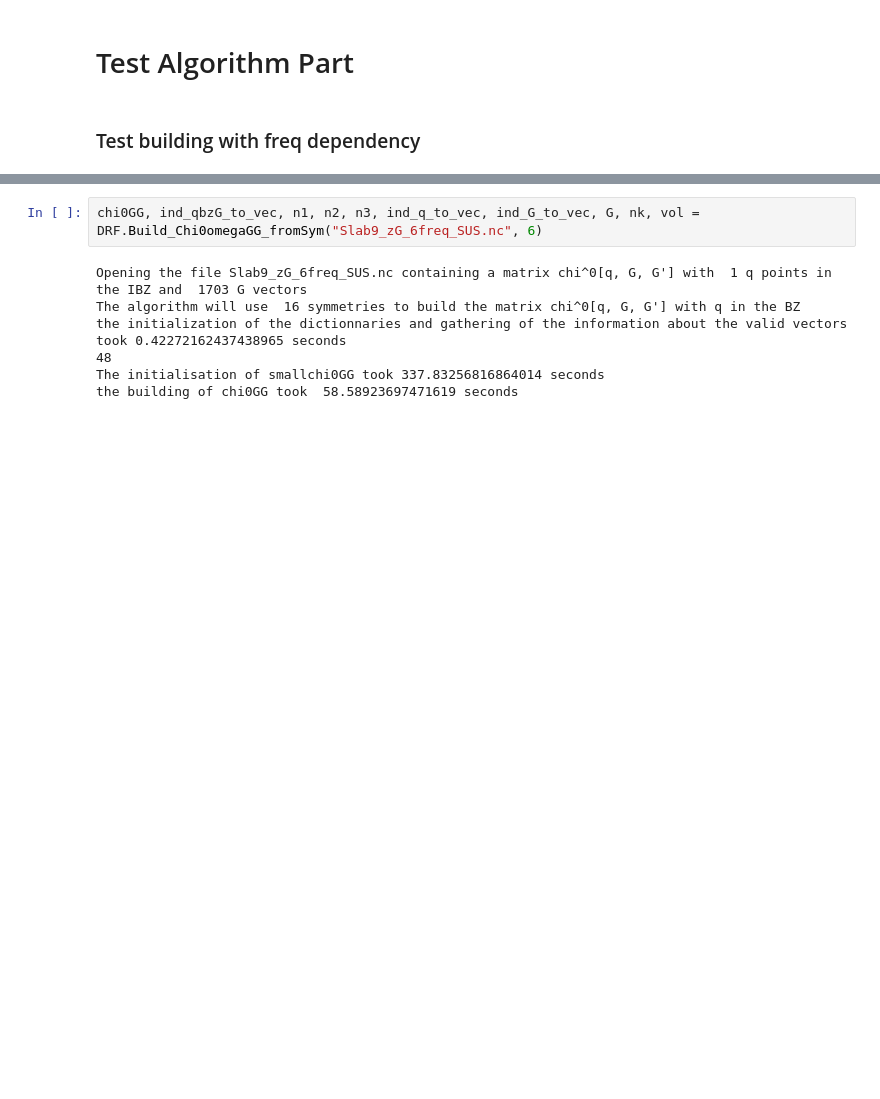
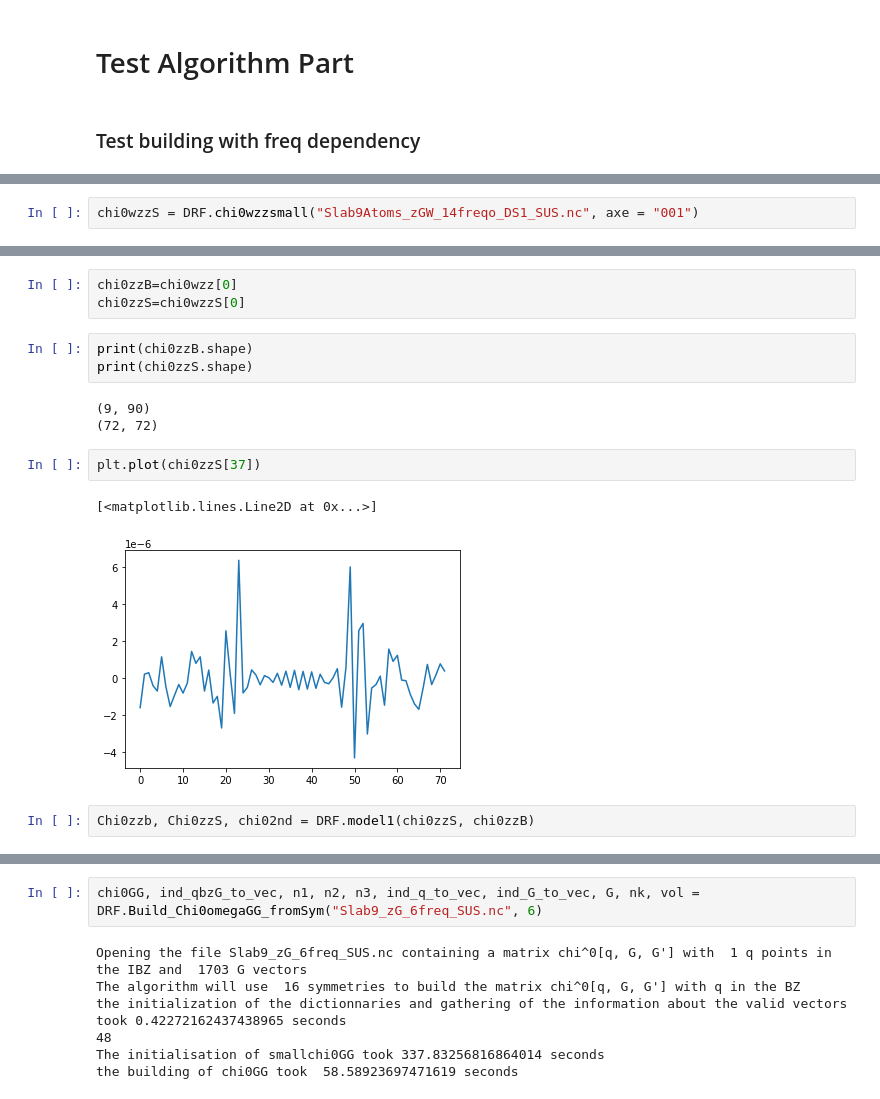
Before and after one commit to acloots2/Thesis_SURFASCOPE, a Jupyter notebook: MatrixSum.ipynb, the cells around one changed output, grey strips where cells are left out. Saved outputs shown, nothing was run; the diff lists cells and outputs as text; blank space fills up the shorter version.

```diff
--- a/MatrixSum.ipynb
+++ b/MatrixSum.ipynb
@@ -189,0 +221,2 @@ XGChi0.Vis_tool(chi0rrslab13, Rslab13, A, B, C, nk_slab13, nat_cell_slab13, pos_
+# %%
+chi0wzzS = DRF.chi0wzzsmall("Slab9Atoms_zGW_14freqo_DS1_SUS.nc", axe = "001")
@@ -189,0 +241,16 @@ XGChi0.Vis_tool(chi0rrslab13, Rslab13, A, B, C, nk_slab13, nat_cell_slab13, pos_
+# %%
+chi0zzB=chi0wzz[0]
+chi0zzS=chi0wzzS[0]
+# %%
+print(chi0zzB.shape)
+print(chi0zzS.shape)
+# %% [output]
+(9, 90)
+(72, 72)
+# %%
+plt.plot(chi0zzS[37])
+# %% [output]
+[<matplotlib.lines.Line2D at 0x...>]
+[figure, added]
+# %%
+Chi0zzb, Chi0zzS, chi02nd = DRF.model1(chi0zzS, chi0zzB)
```
Also changed, not shown: parts of 14 cells of this notebook, 2 other files.
